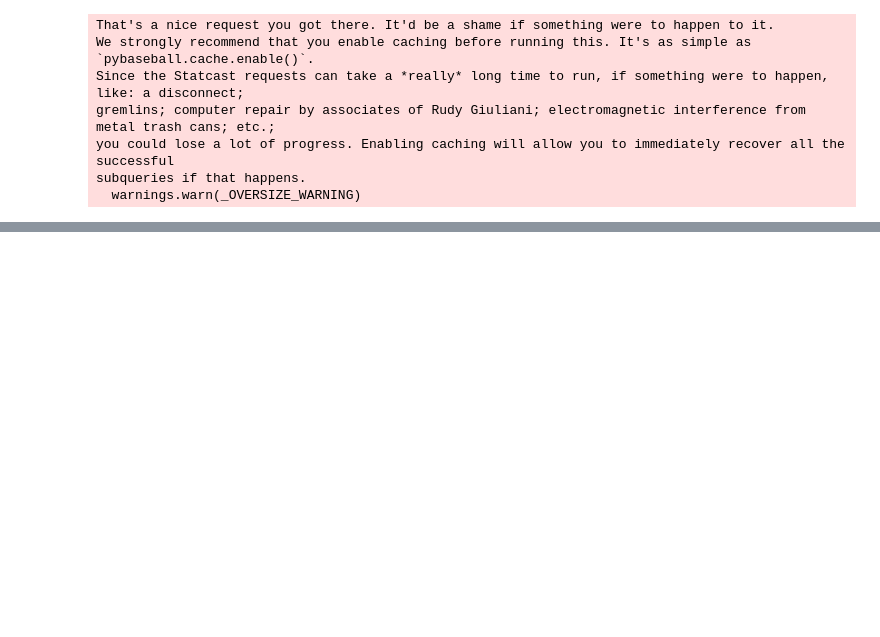
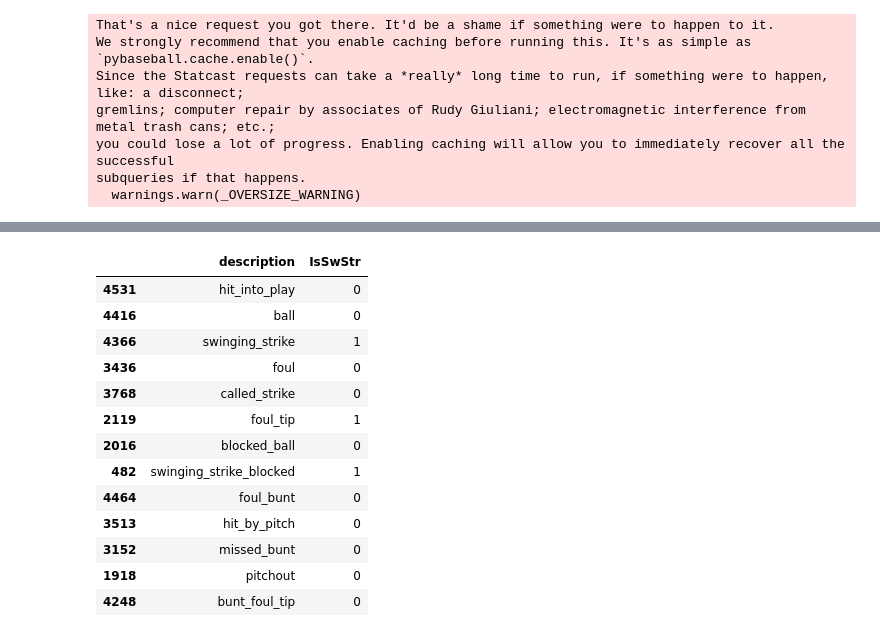
Before and after one commit to unbenounced/mlb, a Jupyter notebook: stats.ipynb, the cells around one changed output, grey strips where cells are left out. Saved outputs shown, nothing was run; the diff lists cells and outputs as text; code cells hidden in the pictures; blank space fills up the shorter version.

```diff
--- a/stats.ipynb
+++ b/stats.ipynb
@@ -87,0 +114,21 @@ castillo_simple.head()
+# %%
+swstr_description = ['swinging_strike','foul_tip','swinging_strike_blocked']
+
+sav25['IsSwStr'] = np.where(sav25['description'].isin(swstr_description),1,0)
+# %%
+sav25[['description','IsSwStr']].drop_duplicates()
+# %% [output]
+|  | description | IsSwStr |
+| 4531 | hit_into_play | 0 |
+| 4416 | ball | 0 |
+| 4366 | swinging_strike | 1 |
+| 3436 | foul | 0 |
+| 3768 | called_strike | 0 |
+| 2119 | foul_tip | 1 |
+| 2016 | blocked_ball | 0 |
+| 482 | swinging_strike_blocked | 1 |
+| 4464 | foul_bunt | 0 |
+| 3513 | hit_by_pitch | 0 |
+| 3152 | missed_bunt | 0 |
+| 1918 | pitchout | 0 |
+| 4248 | bunt_foul_tip | 0 |
```
Also changed, not shown: parts of 3 cells of this notebook, 1 other file.
